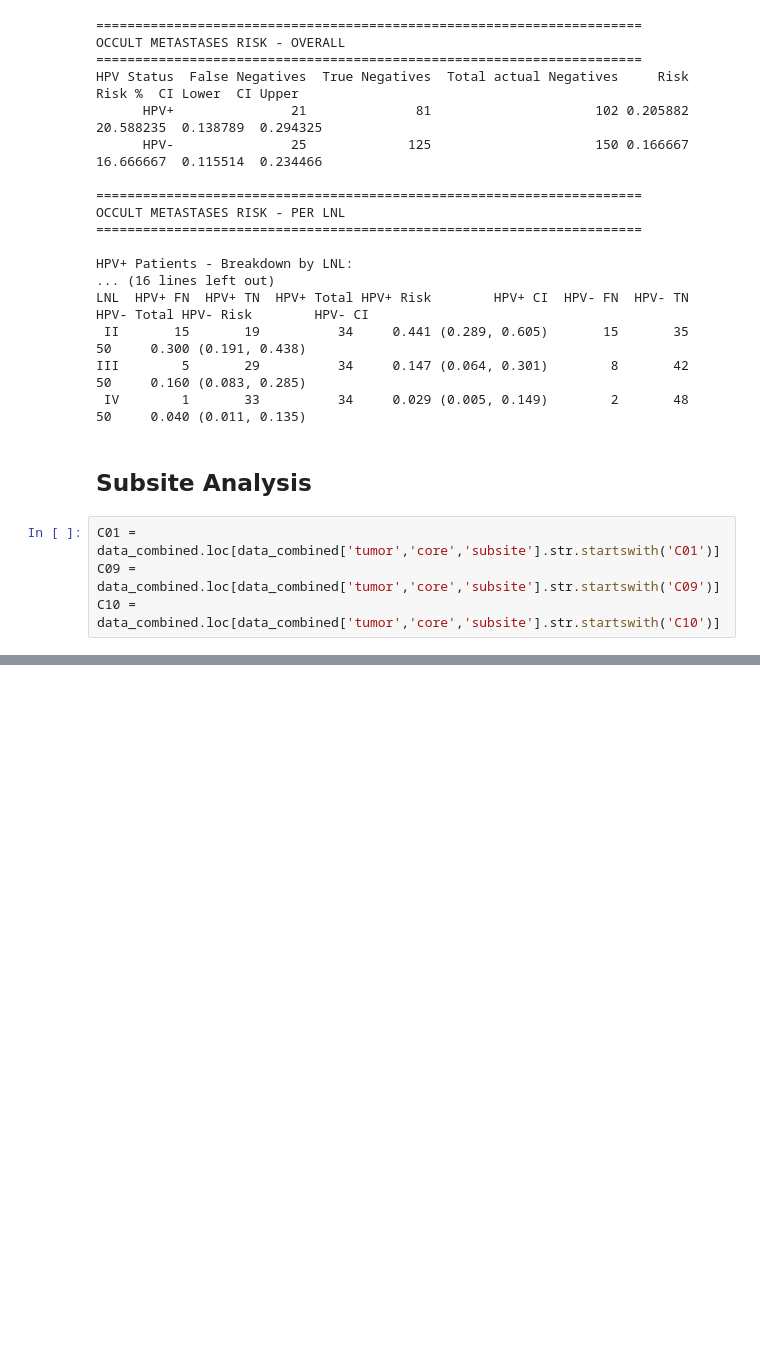
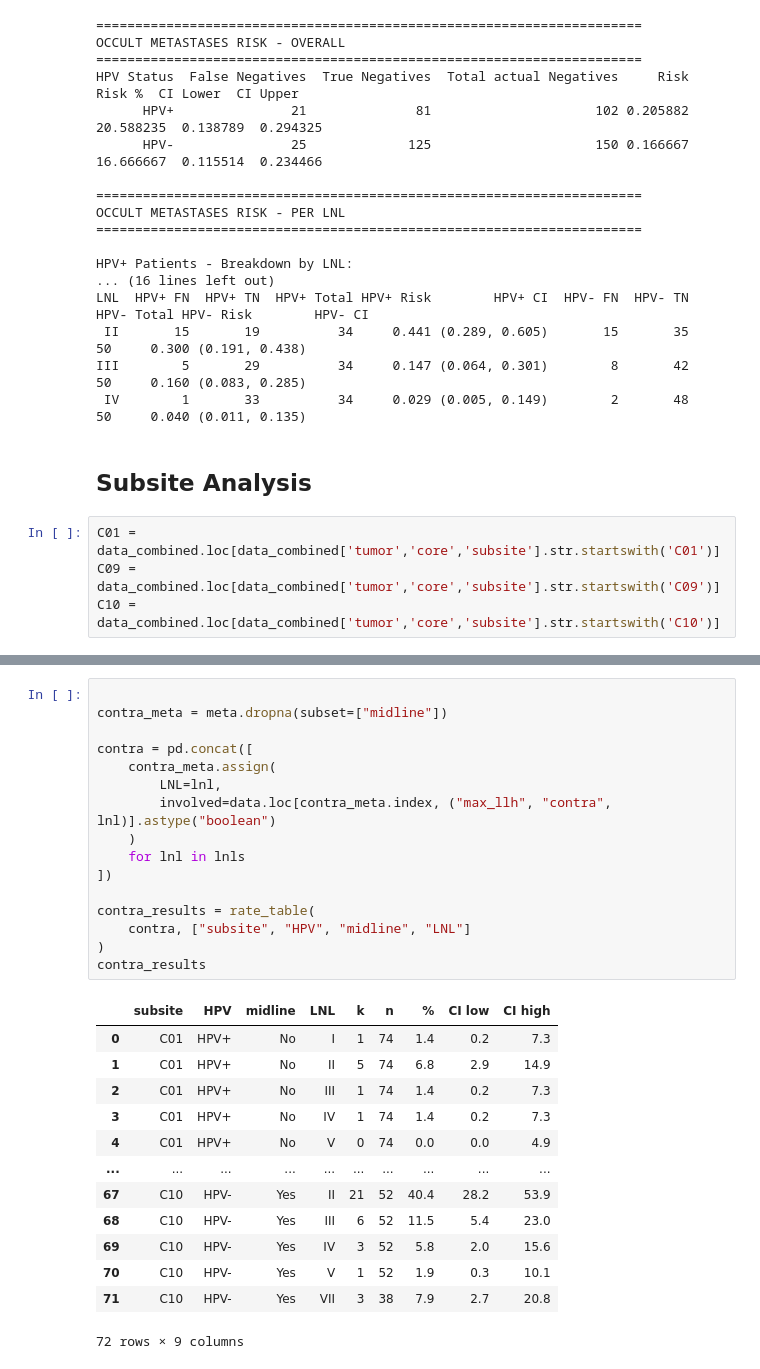
Before and after one commit to YoelPH/HPV-Analysis-PhD-Thesis, a Jupyter notebook: Paper_data_analysis_2026_no_T0.ipynb, the cells around one changed output, grey strips where cells are left out. Cells and saved outputs as stored; diff of their text form; blank space fills up the shorter version.

```diff
--- a/Paper_data_analysis_2026_no_T0.ipynb
+++ b/Paper_data_analysis_2026_no_T0.ipynb
@@ -2013,0 +2091,30 @@ T3/T4 HPV-   VII   1/32       3.1%    N/A
+# %%
+
+contra_meta = meta.dropna(subset=["midline"])
+
+contra = pd.concat([
+    contra_meta.assign(
+        LNL=lnl,
+        involved=data.loc[contra_meta.index, ("max_llh", "contra", lnl)].astype("boolean")
+    )
+    for lnl in lnls
+])
+
+contra_results = rate_table(
+    contra, ["subsite", "HPV", "midline", "LNL"]
+)
+contra_results
+# %% [output]
+|  | subsite | HPV | midline | LNL | k | n | % | CI low | CI high |
+| 0 | C01 | HPV+ | No | I | 1 | 74 | 1.4 | 0.2 | 7.3 |
+| 1 | C01 | HPV+ | No | II | 5 | 74 | 6.8 | 2.9 | 14.9 |
+| 2 | C01 | HPV+ | No | III | 1 | 74 | 1.4 | 0.2 | 7.3 |
+| 3 | C01 | HPV+ | No | IV | 1 | 74 | 1.4 | 0.2 | 7.3 |
+| 4 | C01 | HPV+ | No | V | 0 | 74 | 0.0 | 0.0 | 4.9 |
+| ... | ... | ... | ... | ... | ... | ... | ... | ... | ... |
+| 67 | C10 | HPV- | Yes | II | 21 | 52 | 40.4 | 28.2 | 53.9 |
+| 68 | C10 | HPV- | Yes | III | 6 | 52 | 11.5 | 5.4 | 23.0 |
+| 69 | C10 | HPV- | Yes | IV | 3 | 52 | 5.8 | 2.0 | 15.6 |
+| 70 | C10 | HPV- | Yes | V | 1 | 52 | 1.9 | 0.3 | 10.1 |
+| 71 | C10 | HPV- | Yes | VII | 3 | 38 | 7.9 | 2.7 | 20.8 |
+72 rows × 9 columns
```
Also changed, not shown: parts of 12 cells of this notebook, 6 other files.
